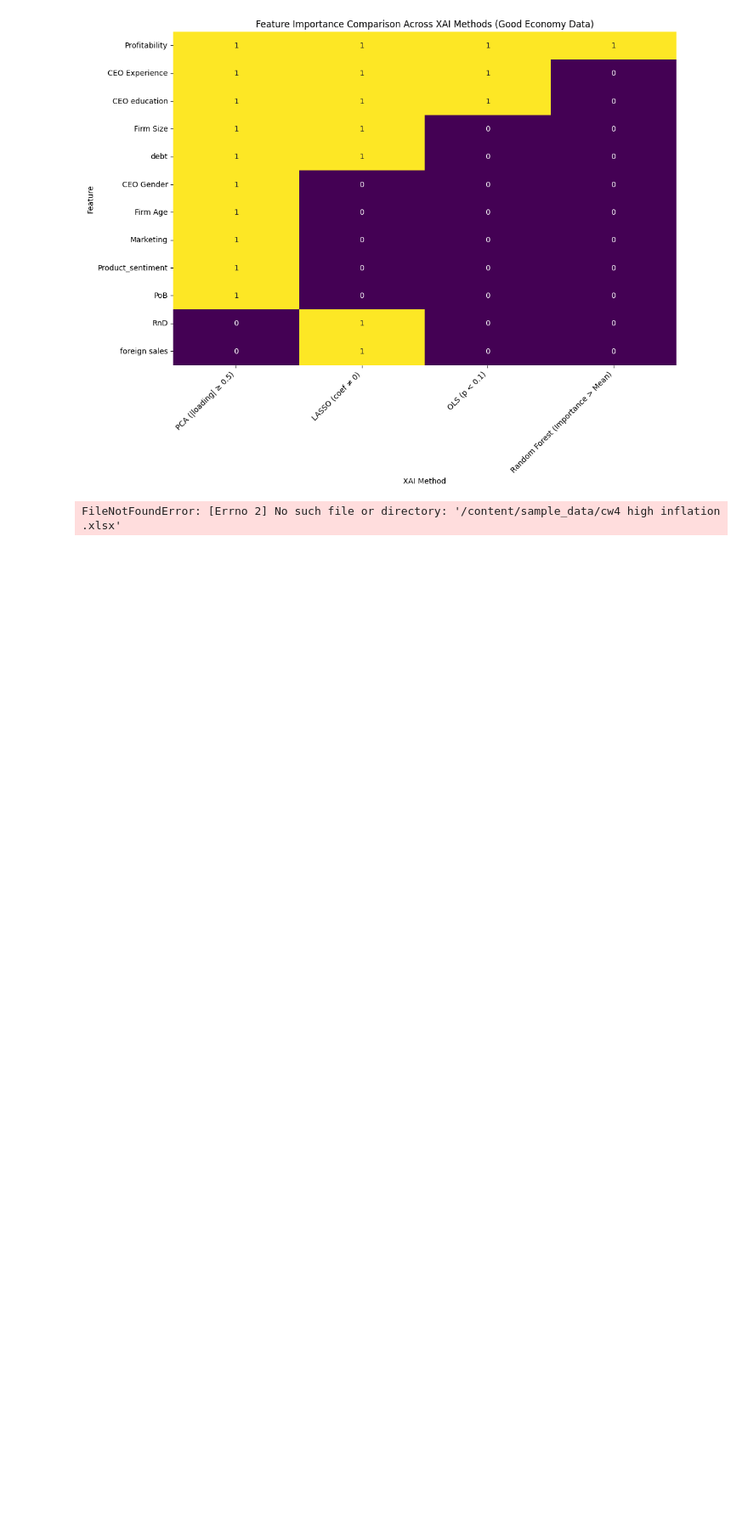
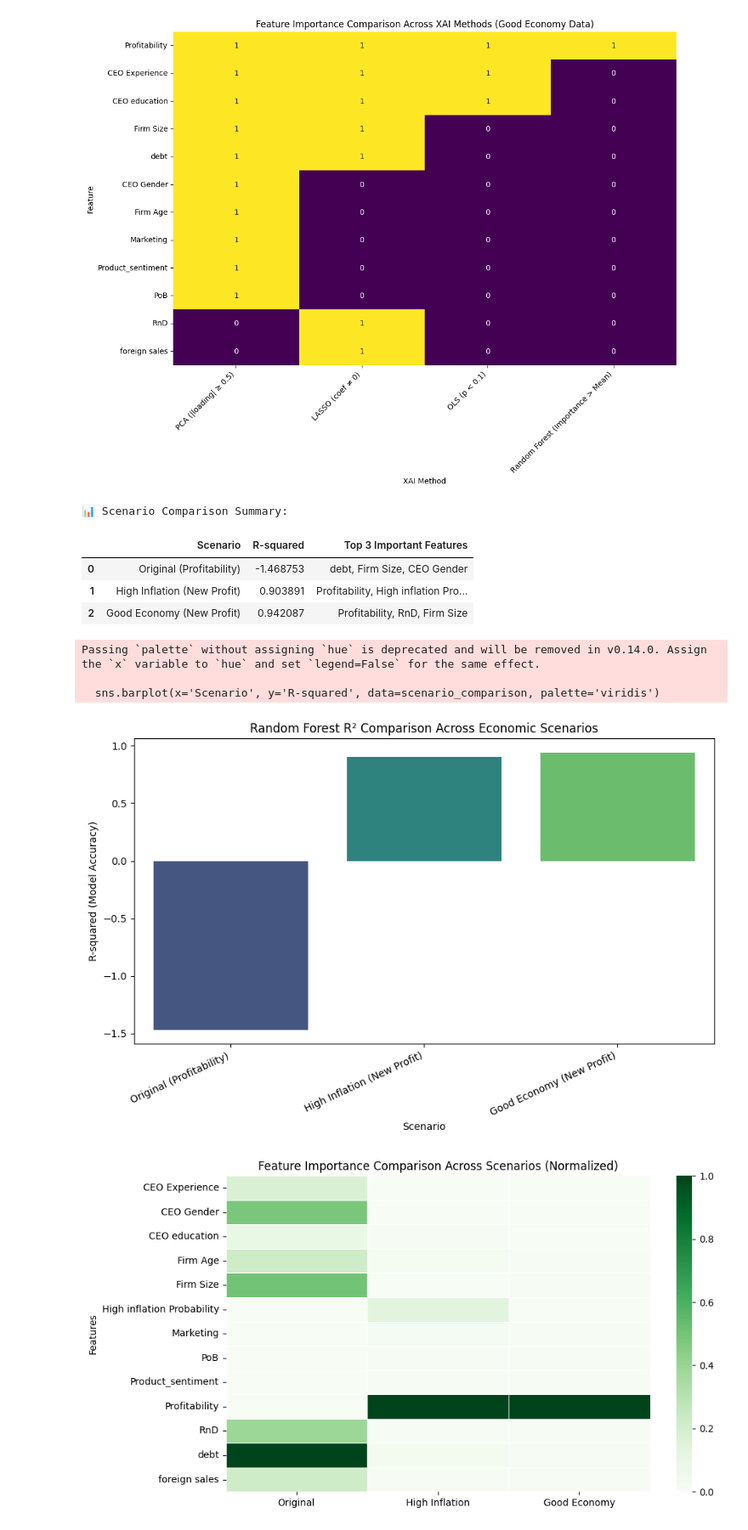
Before and after one commit to ashleyak7/MSCI-151-week-1-workshops, a Jupyter notebook: CW4_AAK.ipynb, the cells around one changed output. Shown at 85% size. Drawn from its saved outputs; the diff is of its cells as text; code cells hidden in the pictures; blank space fills up the shorter version.

```diff
--- a/CW4_AAK.ipynb
+++ b/CW4_AAK.ipynb
@@ -1434,7 +1434,7 @@ from sklearn.ensemble import RandomForestRegressor
 from sklearn.metrics import r2_score
 
 # ========== 1️⃣ ORIGINAL SCENARIO ==========
-excel_original = '/content/MSCI151 coursework 4  Data.new.xlsx'
+excel_original = '/content/MSCI151 coursework 4  Data.new.xlsx' # Corrected path and spacing
 df_original = pd.read_excel(excel_original)
 
 X_original = df_original[['debt','RnD','Firm Age','Firm Size','CEO Experience',
@@ -1451,7 +1451,7 @@ rf_importance_o = pd.Series(model_o.feature_importances_, index=X_original.colum
 top3_o = rf_importance_o.sort_values(ascending=False).head(3).index.tolist()
 
 # ========== 2️⃣ HIGH INFLATION SCENARIO ==========
-excel_high = '/content/sample_data/cw4 high inflation .xlsx'
+excel_high = '/content/cw4 high inflation .xlsx' # Corrected path
 df_high = pd.read_excel(excel_high)
 
 X_high = df_high[['Profitability','High inflation Probability','debt','RnD',
@@ -1469,7 +1469,7 @@ rf_importance_h = pd.Series(model_h.feature_importances_, index=X_high.columns)
 top3_h = rf_importance_h.sort_values(ascending=False).head(3).index.tolist()
 
 # ========== 3️⃣ GOOD ECONOMY SCENARIO ==========
-excel_good = '/content/sample_data/good economy cw4.xlsx'
+excel_good = '/content/good economy cw4.xlsx' # Corrected path
 df_good = pd.read_excel(excel_good)
 
 X_good = df_good[['Profitability','debt','RnD','Firm Age','Firm Size',
@@ -1493,31 +1493,40 @@ scenario_comparison = pd.DataFrame({
     'Top 3 Important Features': [', '.join(top3_o), ', '.join(top3_h), ', '.join(top3_g)]
 })
 
 print("📊 Scenario Comparison Summary:")
 display(scenario_comparison)
 
 #VISUALIZE R²
 plt.figure(figsize=(9,6))
 sns.barplot(x='Scenario', y='R-squared', data=scenario_comparison, palette='viridis')
 plt.title('Random Forest R² Comparison Across Economic Scenarios')
 plt.ylabel('R-squared (Model Accuracy)')
 plt.xlabel('Scenario')
 plt.xticks(rotation=25, ha='right')
 plt.tight_layout()
 plt.show()
 
 # HEATMAP OF FEATURE IMPORTANCES
 # Combine normalized importances for comparison
 importance_df = pd.DataFrame({
     'Original': rf_importance_o / rf_importance_o.max(),
     'High Inflation': rf_importance_h / rf_importance_h.max(),
     'Good Economy': rf_importance_g / rf_importance_g.max()
 }).fillna(0)
 
 plt.figure(figsize=(10,6))
 sns.heatmap(importance_df, cmap='Greens', linewidths=0.5)
 plt.title('Feature Importance Comparison Across Scenarios (Normalized)')
 plt.ylabel('Features')
 plt.show()
 # %% [output]
-FileNotFoundError: [Errno 2] No such file or directory: '/content/sample_data/cw4 high inflation .xlsx'
+📊 Scenario Comparison Summary:
+|  | Scenario | R-squared | Top 3 Important Features |
+| 0 | Original (Profitability) | -1.468753 | debt, Firm Size, CEO Gender |
+| 1 | High Inflation (New Profit) | 0.903891 | Profitability, High inflation Pro... |
+| 2 | Good Economy (New Profit) | 0.942087 | Profitability, RnD, Firm Size |
+Passing `palette` without assigning `hue` is deprecated and will be removed in v0.14.0. Assign the `x` variable to `hue` and set `legend=False` for the same effect.
+
+  sns.barplot(x='Scenario', y='R-squared', data=scenario_comparison, palette='viridis')
+[figure, added]
+[figure, added]
```
